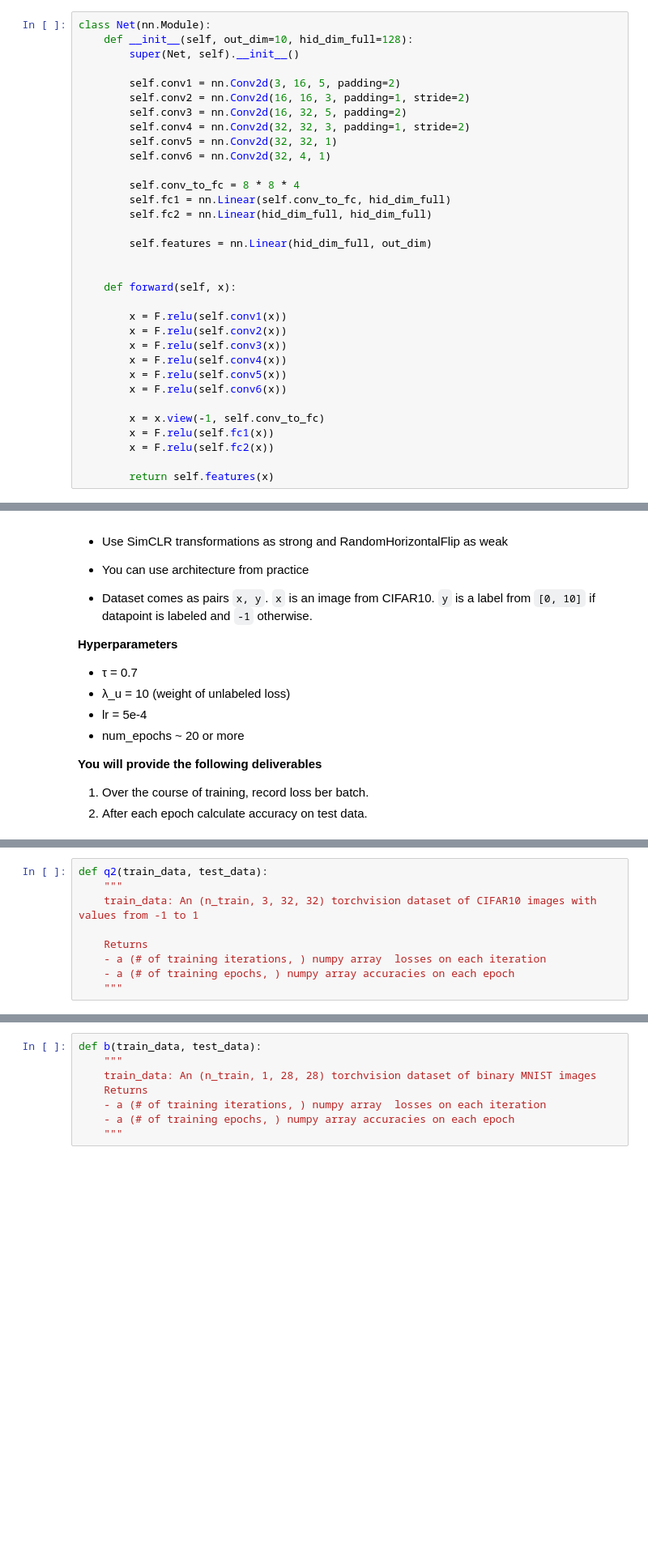
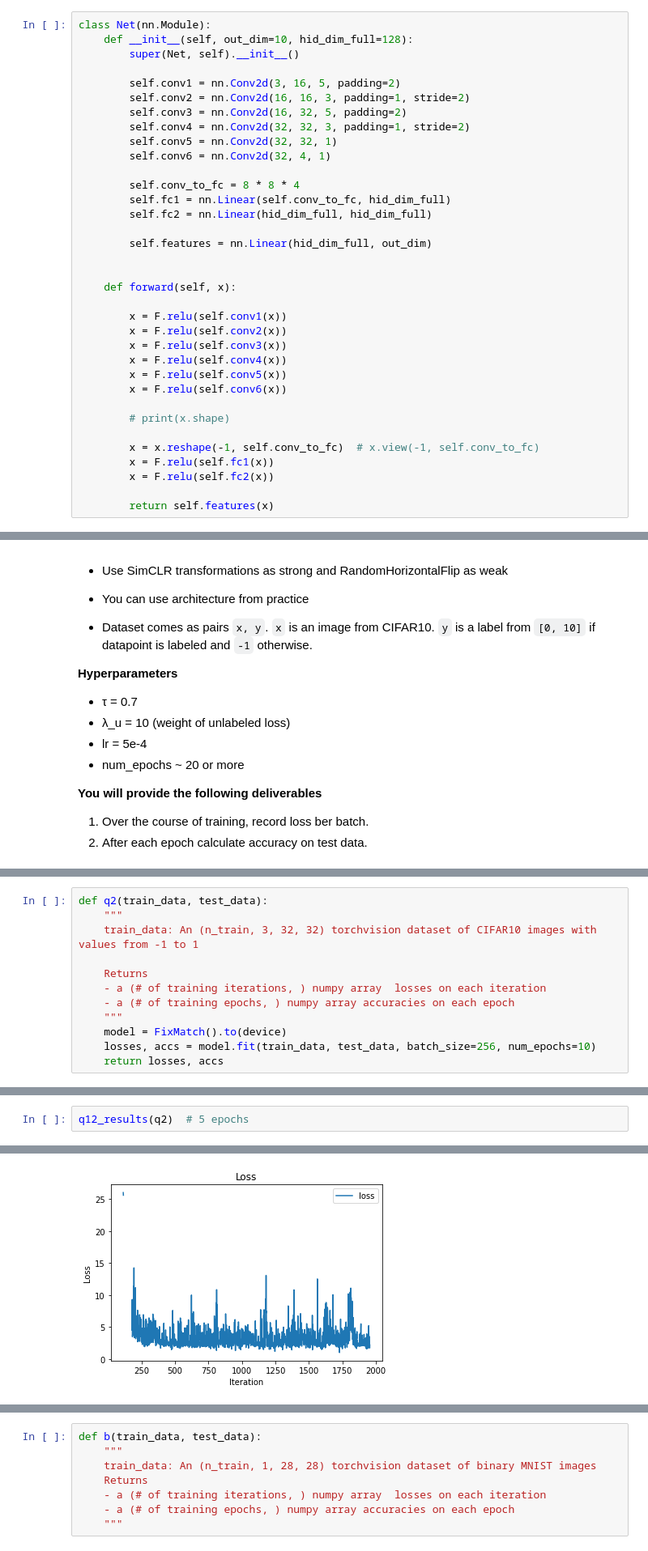
Before and after one commit to AntonPrazdnichnykh/dul_2021, a Jupyter notebook: Homework/hw12/Homework12_semisupervised.ipynb, the cells around one changed output, grey strips where cells are left out. Shown at 81% size. Cells and saved outputs as stored; diff of their text form; blank space fills up the shorter version.

```diff
--- a/Homework/hw12/Homework12_semisupervised.ipynb
+++ b/Homework/hw12/Homework12_semisupervised.ipynb
@@ -93,7 +95,9 @@ class Net(nn.Module):
         x = F.relu(self.conv5(x))
         x = F.relu(self.conv6(x))
 
-        x = x.view(-1, self.conv_to_fc)
+        # print(x.shape)
+
+        x = x.reshape(-1, self.conv_to_fc)  # x.view(-1, self.conv_to_fc)
         x = F.relu(self.fc1(x))
         x = F.relu(self.fc2(x))
 
@@ -233,3 +316,6 @@ def q2(train_data, test_data):
     - a (# of training iterations, ) numpy array  losses on each iteration
     - a (# of training epochs, ) numpy array accuracies on each epoch
     """
+    model = FixMatch().to(device)
+    losses, accs = model.fit(train_data, test_data, batch_size=256, num_epochs=10)
+    return losses, accs
@@ -237,0 +322,3 @@ q_results(q2)
+# %%
+q12_results(q2)  # 5 epochs
+# %% [output]
@@ -237,0 +327 @@ q_results(q2)
+[figure, added]
```
Also changed, not shown: parts of 7 cells of this notebook.
